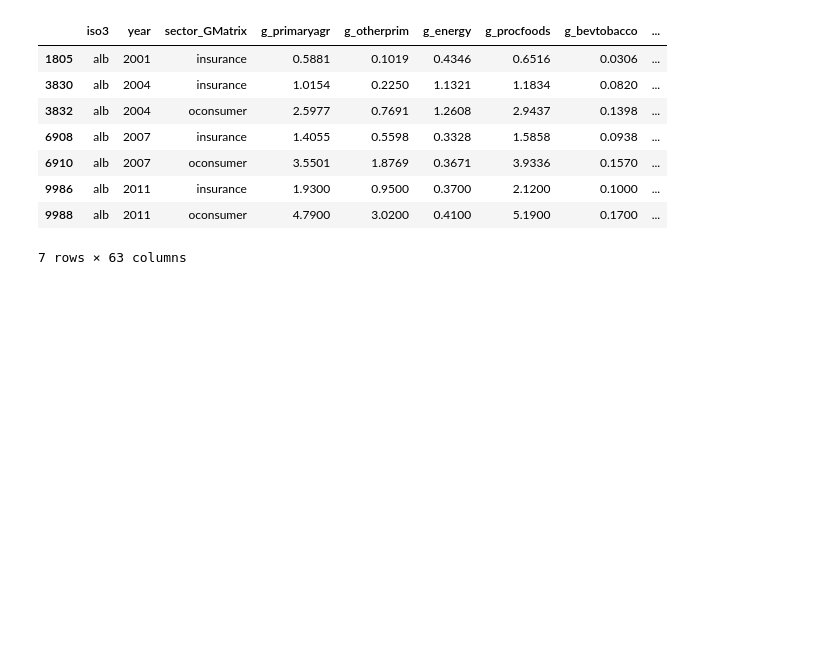
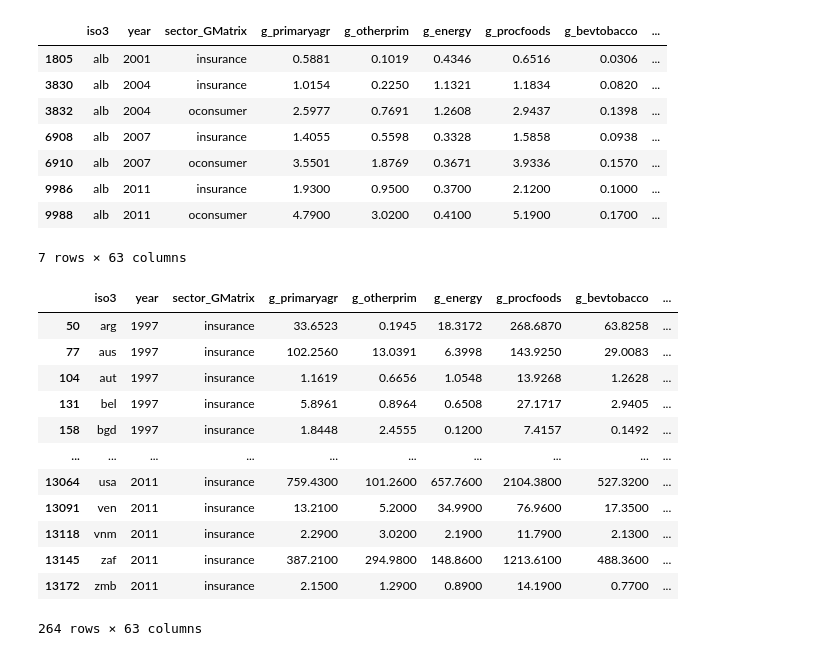
Before and after one commit to Gerardoaaburto/Actividad-1-, a Jupyter notebook: Actividad 1.ipynb, the cells around one changed output. Cells and saved outputs as stored; diff of their text form; code cells hidden in the pictures; blank space fills up the shorter version.

Commit message:
Filtro b

```diff
--- a/Actividad 1.ipynb
+++ b/Actividad 1.ipynb
@@ -54,3 +54,22 @@ filtrof
 | 9986 | alb | 2011 | insurance | 1.9300 | 0.9500 | 0.3700 | 2.1200 | 0.1000 | ... |
 | 9988 | alb | 2011 | oconsumer | 4.7900 | 3.0200 | 0.4100 | 5.1900 | 0.1700 | ... |
 7 rows × 63 columns
+# %%
+#filtrofr=df[df["sector_Gmatrix"]=="insurance"]
+#filtrofo=df[df["g_procfoods"] >7]
+filtro4=df[(df["g_procfoods"] > 7) & (df["sector_GMatrix"] == "insurance")]
+filtro4
+# %% [output]
+|  | iso3 | year | sector_GMatrix | g_primaryagr | g_otherprim | g_energy | g_procfoods | g_bevtobacco | ... |
+| 50 | arg | 1997 | insurance | 33.6523 | 0.1945 | 18.3172 | 268.6870 | 63.8258 | ... |
+| 77 | aus | 1997 | insurance | 102.2560 | 13.0391 | 6.3998 | 143.9250 | 29.0083 | ... |
+| 104 | aut | 1997 | insurance | 1.1619 | 0.6656 | 1.0548 | 13.9268 | 1.2628 | ... |
+| 131 | bel | 1997 | insurance | 5.8961 | 0.8964 | 0.6508 | 27.1717 | 2.9405 | ... |
+| 158 | bgd | 1997 | insurance | 1.8448 | 2.4555 | 0.1200 | 7.4157 | 0.1492 | ... |
+| ... | ... | ... | ... | ... | ... | ... | ... | ... | ... |
+| 13064 | usa | 2011 | insurance | 759.4300 | 101.2600 | 657.7600 | 2104.3800 | 527.3200 | ... |
+| 13091 | ven | 2011 | insurance | 13.2100 | 5.2000 | 34.9900 | 76.9600 | 17.3500 | ... |
+| 13118 | vnm | 2011 | insurance | 2.2900 | 3.0200 | 2.1900 | 11.7900 | 2.1300 | ... |
+| 13145 | zaf | 2011 | insurance | 387.2100 | 294.9800 | 148.8600 | 1213.6100 | 488.3600 | ... |
+| 13172 | zmb | 2011 | insurance | 2.1500 | 1.2900 | 0.8900 | 14.1900 | 0.7700 | ... |
+264 rows × 63 columns
```
Also changed, not shown: parts of 1 cell of this notebook.
